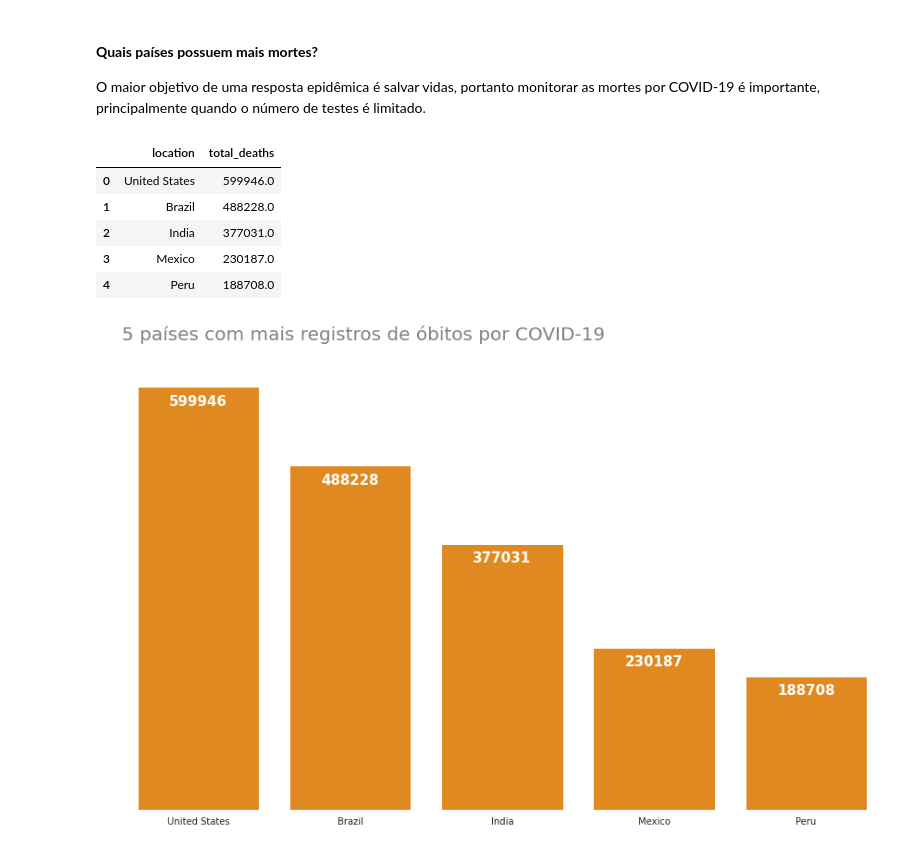
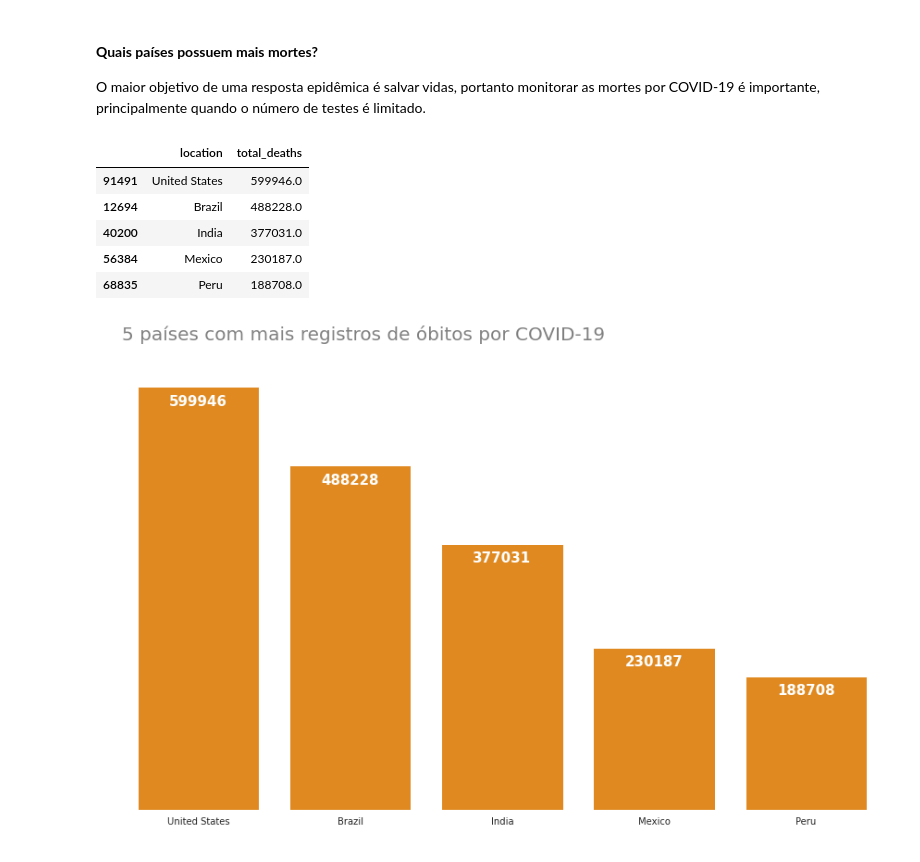
Before and after one commit to roberto-paixao/panorama-covid-mundial, a Jupyter notebook: Panorama_do_COVID_19_no_Brasil.ipynb, the cells around one changed output. Cells and saved outputs as stored; diff of their text form; code cells hidden in the pictures.

```diff
--- a/Panorama_do_COVID_19_no_Brasil.ipynb
+++ b/Panorama_do_COVID_19_no_Brasil.ipynb
@@ -513,16 +512,15 @@ O maior objetivo de uma resposta epidêmica é salvar vidas, portanto monitorar
 # %%
 # Verificando o total de mortes
 
-(df.loc[(df['date'] == '2021-06-14') & df.continent.notnull()]
- .sort_values(by='total_deaths', ascending = False)
- [['location', 'total_deaths']][:5].reset_index(drop=True))
+(df.loc[(df.date == '2021-06-14') & df.continent.notnull(), ['location', 'total_deaths']]
+ .sort_values(by='total_deaths', ascending = False))[:5]
 # %% [output]
 |  | location | total_deaths |
-| 0 | United States | 599946.0 |
-| 1 | Brazil | 488228.0 |
-| 2 | India | 377031.0 |
-| 3 | Mexico | 230187.0 |
-| 4 | Peru | 188708.0 |
+| 91491 | United States | 599946.0 |
+| 12694 | Brazil | 488228.0 |
+| 40200 | India | 377031.0 |
+| 56384 | Mexico | 230187.0 |
+| 68835 | Peru | 188708.0 |
 # %%
 # Total de casos fatais
 
```
Also changed, not shown: parts of 29 cells of this notebook.
